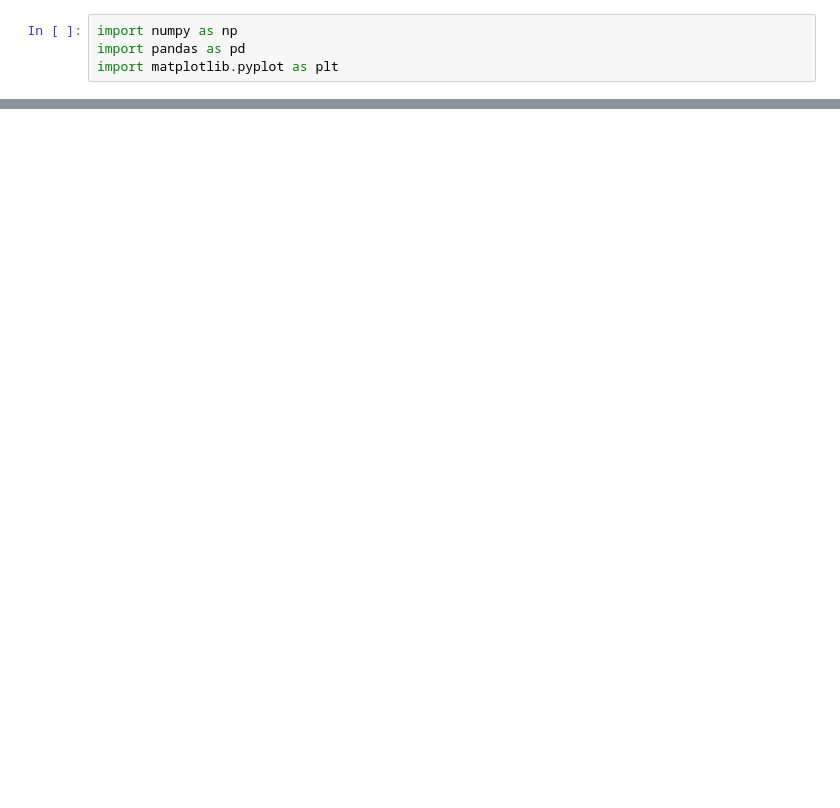
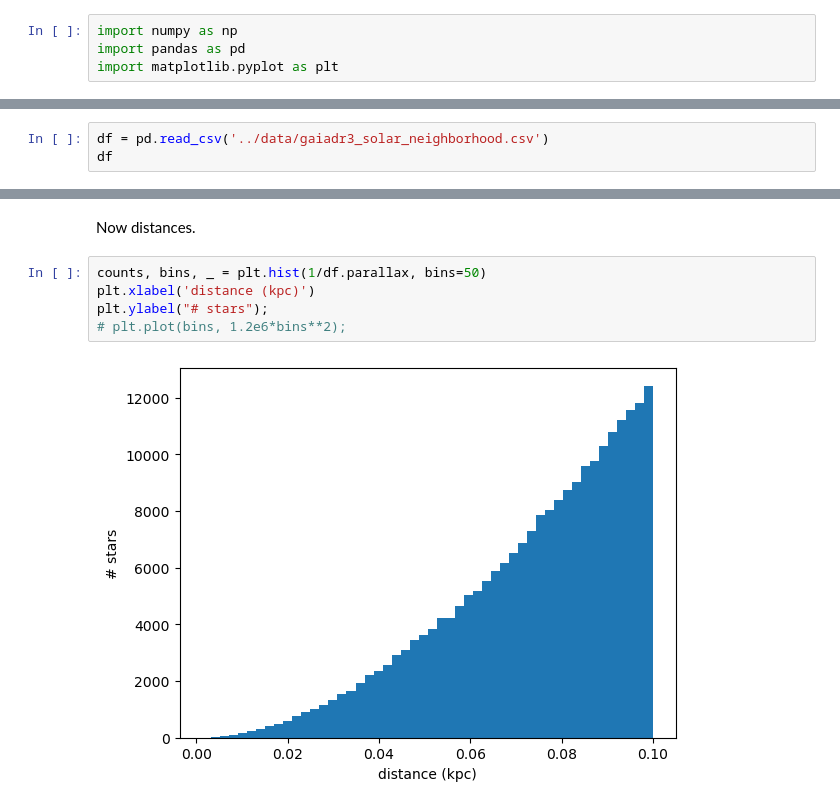
Before and after one commit to wrighj26/scicomp2_F25_wright, a Jupyter notebook: notebooks/Solar Neighborhood w Gaia.ipynb, the cells around one changed output, grey strips where cells are left out. Drawn from its saved outputs; the diff is of its cells as text; blank space fills up the shorter version.

Commit message:
update solar neighborhood notebook after class

```diff
--- a/notebooks/Solar Neighborhood w Gaia.ipynb
+++ b/notebooks/Solar Neighborhood w Gaia.ipynb
@@ -58,0 +47,3 @@ It's difficult to see what's going on in the high density regions, so let's work
+# %%
+df = pd.read_csv('../data/gaiadr3_solar_neighborhood.csv')
+df
@@ -58,0 +74,9 @@ It's difficult to see what's going on in the high density regions, so let's work
+# %% [markdown]
+Now distances.
+# %%
+counts, bins, _ = plt.hist(1/df.parallax, bins=50)
+plt.xlabel('distance (kpc)')
+plt.ylabel("# stars");
+# plt.plot(bins, 1.2e6*bins**2);
+# %% [output]
+[figure, added]
```
Also changed, not shown: parts of 18 cells of this notebook.
